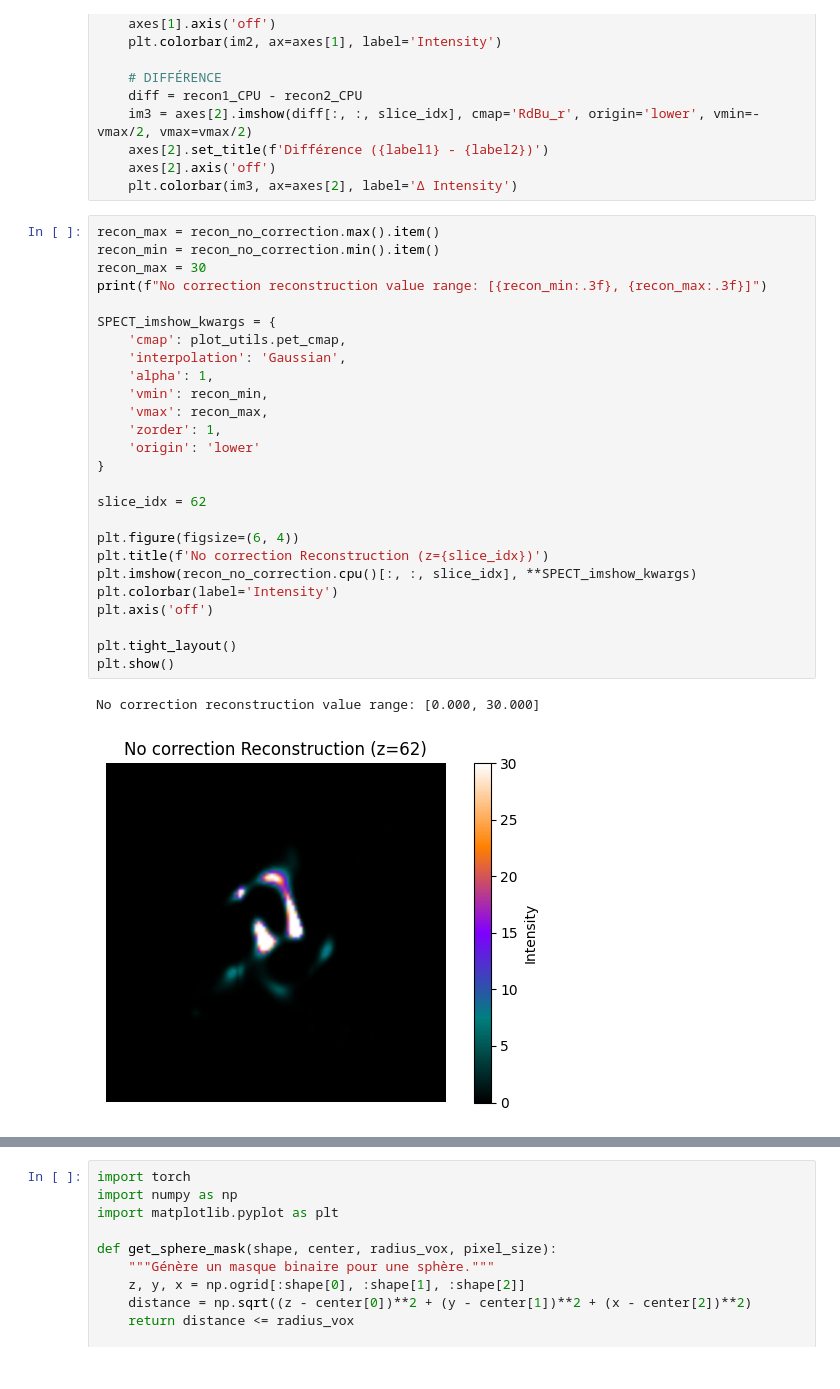
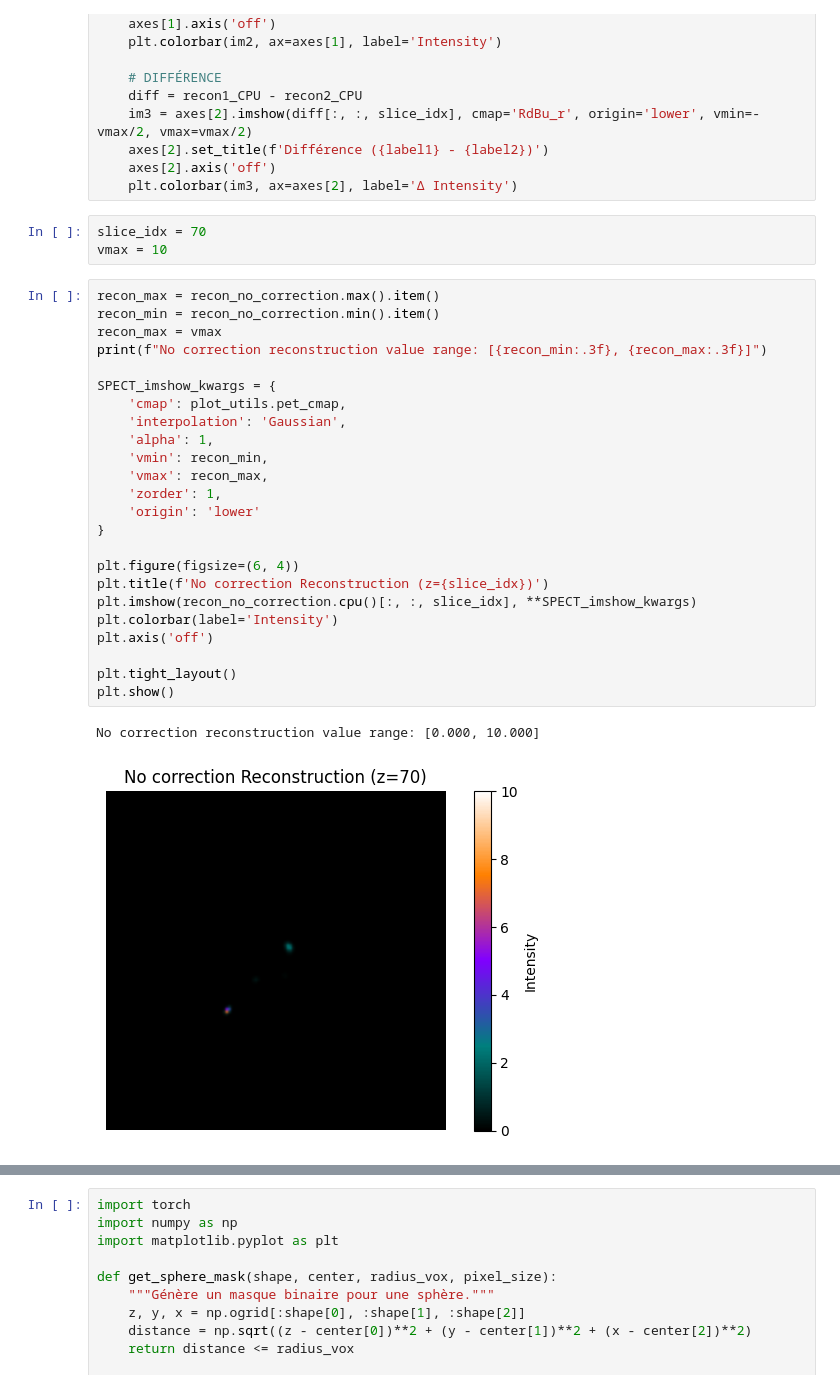
Before and after one commit to Nebulaaae/PyTomography, a Jupyter notebook: docs/source/notebooks/mc_esse_tew_comparison.ipynb, the cells around one changed output, grey strips where cells are left out. Saved outputs shown, nothing was run; the diff lists cells and outputs as text.

```diff
--- a/docs/source/notebooks/mc_esse_tew_comparison.ipynb
+++ b/docs/source/notebooks/mc_esse_tew_comparison.ipynb
@@ -458,35 +479,36 @@ def plot_comparative_spect(recon1, recon2, vmax, label1, label2, slice_idx=None)
     axes[2].set_title(f'Différence ({label1} - {label2})')
     axes[2].axis('off')
     plt.colorbar(im3, ax=axes[2], label='Δ Intensity')
+# %%
+slice_idx = 70
+vmax = 10
 # %%
 recon_max = recon_no_correction.max().item()
 recon_min = recon_no_correction.min().item()
-recon_max = 30
+recon_max = vmax
 print(f"No correction reconstruction value range: [{recon_min:.3f}, {recon_max:.3f}]")
 
 SPECT_imshow_kwargs = {
     'cmap': plot_utils.pet_cmap,
     'interpolation': 'Gaussian',
     'alpha': 1,
     'vmin': recon_min,
     'vmax': recon_max,
     'zorder': 1,
     'origin': 'lower'
 }
 
-slice_idx = 62
-
 plt.figure(figsize=(6, 4))
 plt.title(f'No correction Reconstruction (z={slice_idx})')
 plt.imshow(recon_no_correction.cpu()[:, :, slice_idx], **SPECT_imshow_kwargs)
 plt.colorbar(label='Intensity')
 plt.axis('off')
 
 plt.tight_layout()
 plt.show()
 # %% [output]
-No correction reconstruction value range: [0.000, 30.000]
+No correction reconstruction value range: [0.000, 10.000]
-[figure, old version]
+[figure, new version]
 # %%
 recon_max = recon_no_scatter.max().item()
 recon_min = recon_no_scatter.min().item()
```
Also changed, not shown: parts of 17 cells of this notebook.
